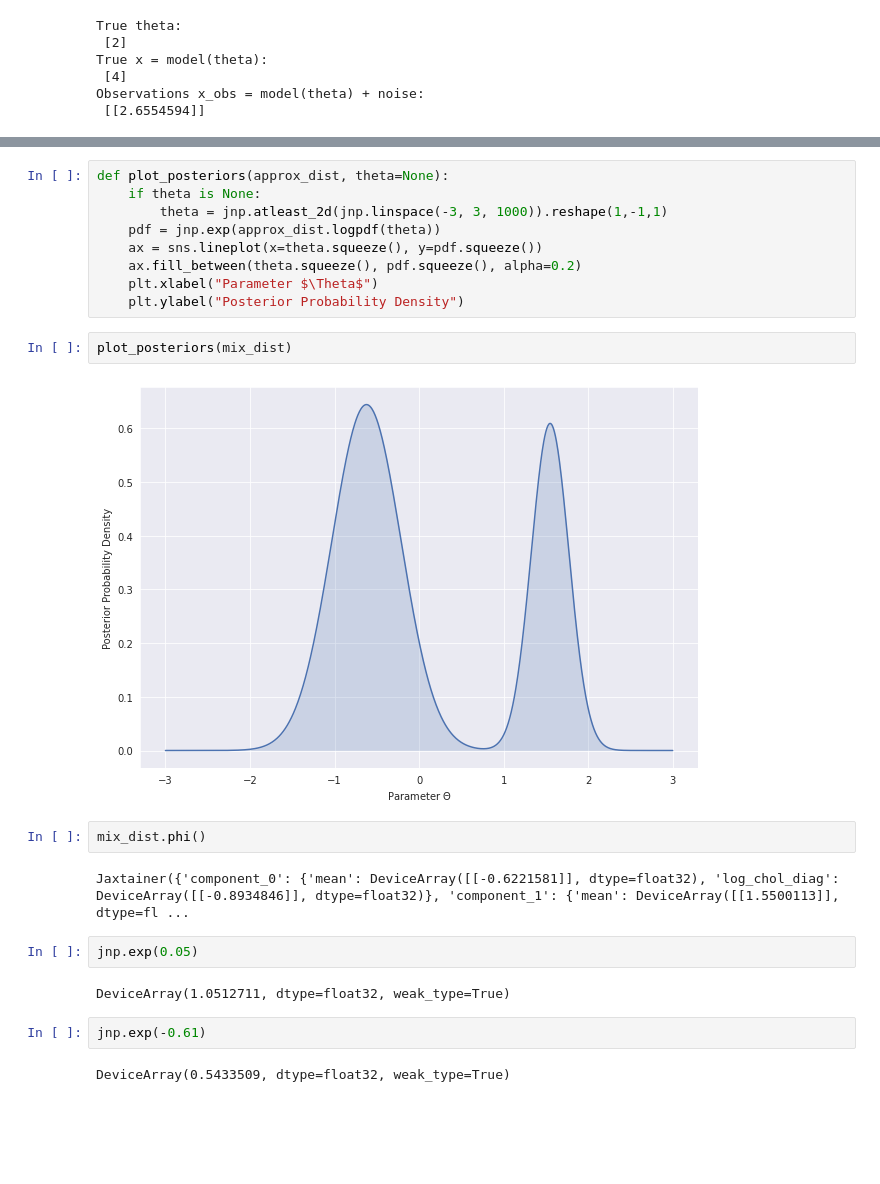
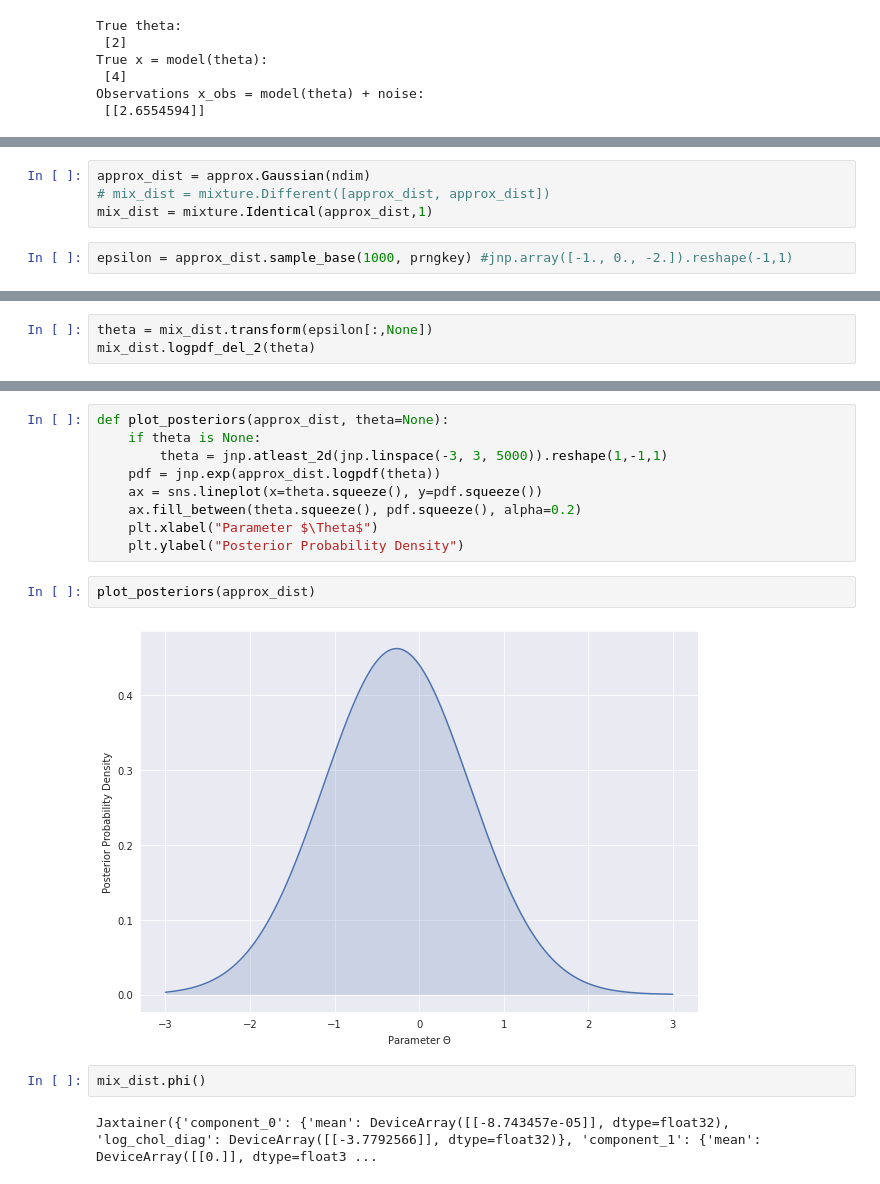
Before and after one commit to MABilton/approx_post, a Jupyter notebook: examples/mixture_example.ipynb, the cells around one changed output, grey strips where cells are left out. Drawn from its saved outputs; the diff is of its cells as text; blank space fills up the shorter version.

```diff
--- a/examples/mixture_example.ipynb
+++ b/examples/mixture_example.ipynb
@@ -54,0 +67,6 @@ joint_dist = joint.ModelPlusGaussian(model, noise_cov, prior_mean, prior_cov, mo
+# %%
+approx_dist = approx.Gaussian(ndim)
+# mix_dist = mixture.Different([approx_dist, approx_dist])
+mix_dist = mixture.Identical(approx_dist,1)
+# %%
+epsilon = approx_dist.sample_base(1000, prngkey) #jnp.array([-1., 0., -2.]).reshape(-1,1)
@@ -54,0 +82,3 @@ joint_dist = joint.ModelPlusGaussian(model, noise_cov, prior_mean, prior_cov, mo
+# %%
+theta = mix_dist.transform(epsilon[:,None])
+mix_dist.logpdf_del_2(theta)
@@ -67,25 +149,17 @@ ValueError: Incompatible shapes for broadcasting: ((1, 1000, 2, 1), (1, 1, 1000,
 # %%
 def plot_posteriors(approx_dist, theta=None):
     if theta is None:
-        theta = jnp.atleast_2d(jnp.linspace(-3, 3, 1000)).reshape(1,-1,1)
+        theta = jnp.atleast_2d(jnp.linspace(-3, 3, 5000)).reshape(1,-1,1)
     pdf = jnp.exp(approx_dist.logpdf(theta))
     ax = sns.lineplot(x=theta.squeeze(), y=pdf.squeeze())
     ax.fill_between(theta.squeeze(), pdf.squeeze(), alpha=0.2)
     plt.xlabel("Parameter $\Theta$")
     plt.ylabel("Posterior Probability Density")
-# %%
-plot_posteriors(mix_dist)
-# %% [output]
-[figure, removed]
-# %%
-mix_dist.phi()
-# %% [output]
-Jaxtainer({'component_0': {'mean': DeviceArray([[-0.6221581]], dtype=float32), 'log_chol_diag': DeviceArray([[-0.8934846]], dtype=float32)}, 'component_1': {'mean': DeviceArray([[1.5500113]], dtype=fl ...
-# %%
-jnp.exp(0.05)
-# %% [output]
-DeviceArray(1.0512711, dtype=float32, weak_type=True)
-# %%
-jnp.exp(-0.61)
-# %% [output]
-DeviceArray(0.5433509, dtype=float32, weak_type=True)
+# %%
+plot_posteriors(approx_dist)
+# %% [output]
+[figure, added]
+# %%
+mix_dist.phi()
+# %% [output]
+Jaxtainer({'component_0': {'mean': DeviceArray([[-8.743457e-05]], dtype=float32), 'log_chol_diag': DeviceArray([[-3.7792566]], dtype=float32)}, 'component_1': {'mean': DeviceArray([[0.]], dtype=float3 ...
```
Also changed, not shown: parts of 12 cells of this notebook, 6 other files.
